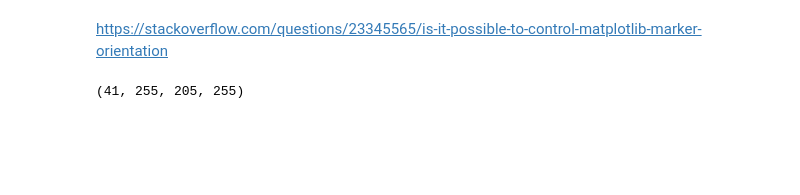
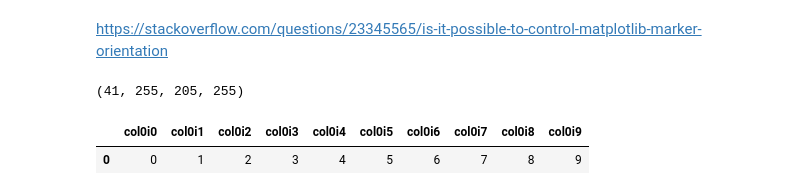
Before and after one commit to MaartenKool/CookBooks, a Jupyter notebook: cyclical.ipynb, the cells around one changed output. Drawn from its saved outputs; the diff is of its cells as text; code cells hidden in the pictures; blank space fills up the shorter version.

```diff
--- a/cyclical.ipynb
+++ b/cyclical.ipynb
@@ -377,3 +428,12 @@ rgba_color = cm.jet(norm(400),bytes=True)
 rgba_color
 # %% [output]
 (41, 255, 205, 255)
+# %%
+df_ = pd.DataFrame()
+for i in range(10):
+    df_['col0i'+f'{i}']=[i]
+
+df_.head()
+# %% [output]
+|  | col0i0 | col0i1 | col0i2 | col0i3 | col0i4 | col0i5 | col0i6 | col0i7 | col0i8 | col0i9 |
+| 0 | 0 | 1 | 2 | 3 | 4 | 5 | 6 | 7 | 8 | 9 |
```
Also changed, not shown: parts of 3 cells of this notebook.
